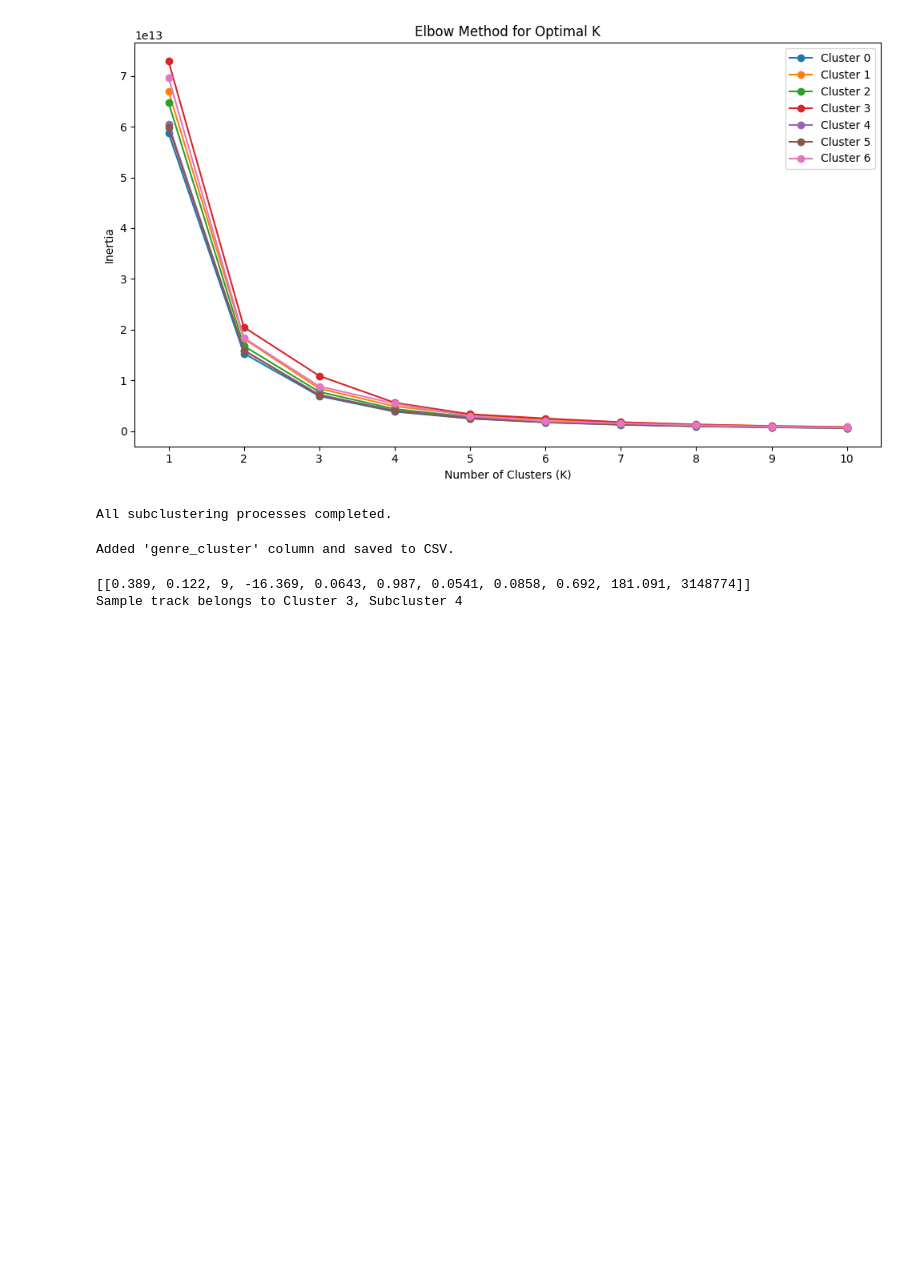
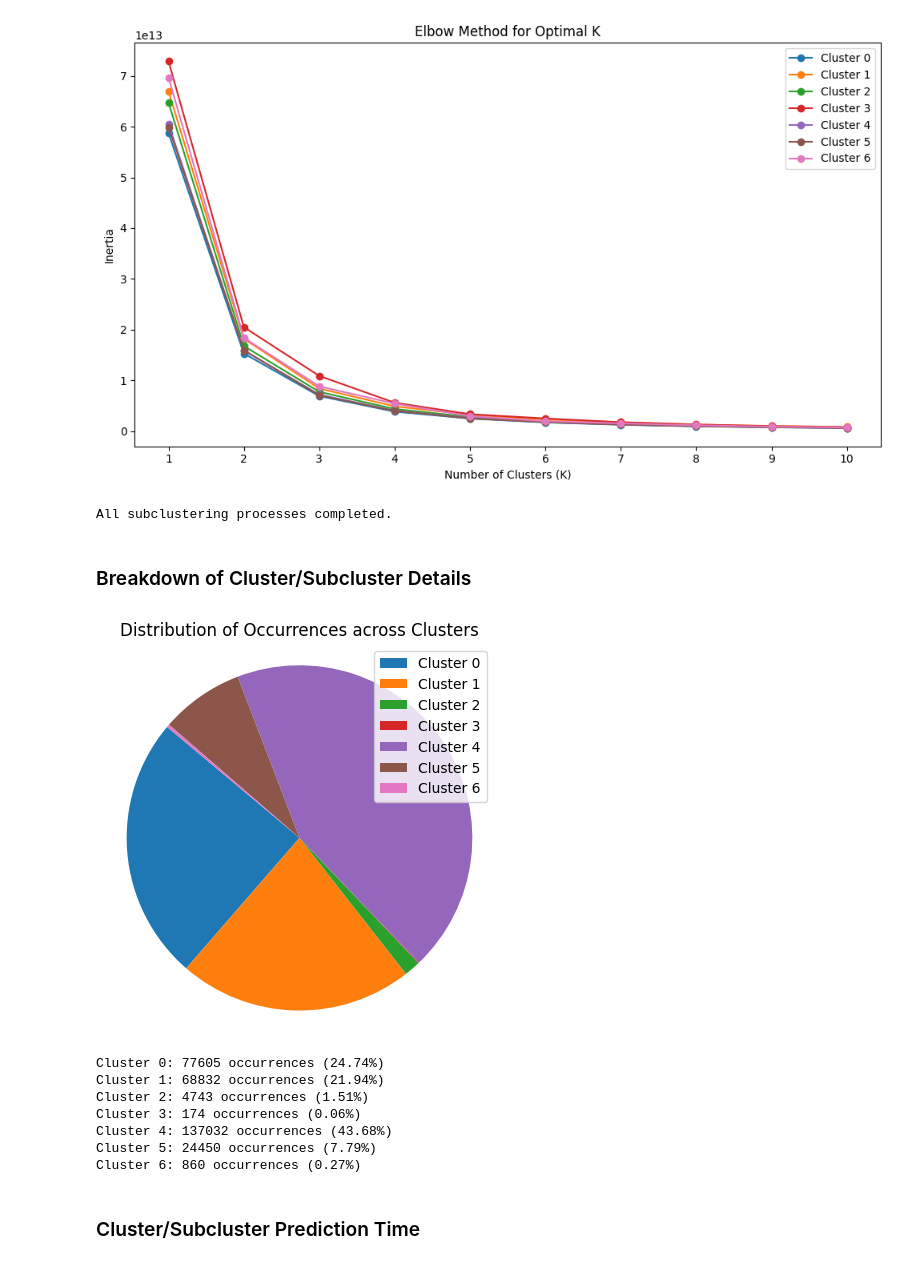
Before and after one commit to avock/TunesBlend-Engine, a Jupyter notebook: src/tunesblend_engine.ipynb, the cells around one changed output. Cells and saved outputs as stored; diff of their text form; code cells hidden in the pictures; blank space fills up the shorter version.

Commit message:
Jupyter: Add Visualization to cluster size

```diff
--- a/src/tunesblend_engine.ipynb
+++ b/src/tunesblend_engine.ipynb
@@ -428,10 +428,10 @@ audio_features_kmeans_df = audio_features_by_genre_df.copy()
 X = audio_features_kmeans_df.iloc[:, 4:]
 
 num_clusters = 7
-kmeans_model = KMeans(n_clusters=num_clusters, random_state=42)
-kmeans_model.fit(X)
+kmeans_main_model = KMeans(n_clusters=num_clusters, random_state=42)
+kmeans_main_model.fit(X)
 
-audio_features_kmeans_df['cluster'] = kmeans_model.labels_
+audio_features_kmeans_df['cluster'] = kmeans_main_model.labels_
 audio_features_kmeans_df.sort_values(by='cluster', inplace=True)
 
 selected_columns = ['genre', 'cluster', 'track_name', 'track_uri']
@@ -464,7 +464,7 @@ unique_clusters = audio_features_kmeans_df['cluster'].unique()
 plt.figure(figsize=(10, 6))
 
 for cluster in unique_clusters:
-    status = f'Finding optimal K for Cluster {cluster}'
+    status = f'Finding optimal value of K for Cluster {cluster}'
     print(status)
 
     # Filter data for the current cluster
@@ -478,9 +478,9 @@ for cluster in unique_clusters:
         status = f'Attempting Cluster Size: {k}'
         print(status, end='\r')
 
-        kmeans_model = KMeans(n_clusters=k, random_state=42)
-        kmeans_model.fit(X)
-        inertia_values.append(kmeans_model.inertia_)
+        kmeans_subcluster_model = KMeans(n_clusters=k, random_state=42)
+        kmeans_subcluster_model.fit(X)
+        inertia_values.append(kmeans_subcluster_model.inertia_)
 
     clear_output(wait=True)
 
@@ -526,17 +533,50 @@ print("All subclustering processes completed.")
 # %% [output]
 All subclustering processes completed.
 # %%
-audio_features_kmeans_df = pd.read_csv(clustered_audio_features_by_genre_file_path)
+# Commented out for now, no real reason to combine
 
-audio_features_kmeans_df['genre_cluster'] = audio_features_kmeans_df['cluster'].astype(str) + ', ' + audio_features_kmeans_df['subcluster'].astype(str)
+# audio_features_kmeans_df = pd.read_csv(clustered_audio_features_by_genre_file_path)
 
-audio_features_kmeans_df.to_csv(clustered_audio_features_by_genre_file_path, index=False)
+# audio_features_kmeans_df['genre_cluster'] = audio_features_kmeans_df['cluster'].astype(str) + ', ' + audio_features_kmeans_df['subcluster'].astype(str)
 
-print("Added 'genre_cluster' column and saved to CSV.")
+# audio_features_kmeans_df.to_csv(clustered_audio_features_by_genre_file_path, index=False)
+
+# print("Added 'genre_cluster' column and saved to CSV.")
-# %% [output]
-Added 'genre_cluster' column and saved to CSV.
+# %% [markdown]
+### Breakdown of Cluster/Subcluster Details
+# %%
+cluster_counts = audio_features_kmeans_df['cluster'].value_counts().sort_index()
+sizes = cluster_counts.values
+
+plt.figure(figsize=(5, 5))
+plt.pie(sizes, autopct='', startangle=140)
+plt.axis('equal')
+
+plt.title("Distribution of Occurrences across Clusters")
+plt.legend(labels=[f"Cluster {cluster}" for cluster in cluster_counts.index], loc="best")
+plt.show()
+
+
+
+total_occurrences = len(audio_features_kmeans_df)
+
+cluster_counts = audio_features_kmeans_df['cluster'].value_counts().sort_index()
+for cluster, count in cluster_counts.items():
+    percentage = (count / total_occurrences) * 100
+    print(f"Cluster {cluster}: {count} occurrences ({percentage:.2f}%)")
+# %% [output]
+[figure, added]
+Cluster 0: 77605 occurrences (24.74%)
+Cluster 1: 68832 occurrences (21.94%)
+Cluster 2: 4743 occurrences (1.51%)
+Cluster 3: 174 occurrences (0.06%)
+Cluster 4: 137032 occurrences (43.68%)
+Cluster 5: 24450 occurrences (7.79%)
+Cluster 6: 860 occurrences (0.27%)
+# %% [markdown]
+### Cluster/Subcluster Prediction Time
 # %%
-sample_track = [{'id': '37eUMVeDxKdIxFt6pzHhZN', 'danceability': 0.389, 'energy': 0.122, 'key': 9, 'loudness': -16.369, 'speechiness': 0.0643, 'acousticness': 0.987, 'instrumentalness': 0.0541, 'liveness': 0.0858, 'valence': 0.692, 'tempo': 181.091, 'duration_ms': 3148774}]
+sample_track = [{'id': '709p9UGPAuyImWf1Z3vjRo', 'danceability': 0.299, 'energy': 0.142, 'key': 2, 'loudness': -15.134, 'speechiness': 0.0369, 'acousticness': 0.965, 'instrumentalness': 0.113, 'liveness': 0.111, 'valence': 0.123, 'tempo': 76.748, 'duration_ms': 269067}]
 
 audio_features = sample_track[0]
 sample_track_audio_features = [
@@ -557,11 +597,9 @@ sample_track_audio_features = [
 sample_track_audio_features = [sample_track_audio_features]
 
 # Predict the cluster and subcluster for the sample track's audio features
-print(sample_track_audio_features)
-predicted_cluster = kmeans_model.predict(sample_track_audio_features)
-predicted_subcluster = kmeans_subcluster.predict(sample_track_audio_features)  # Use the appropriate subcluster model
+predicted_cluster = kmeans_main_model.predict(sample_track_audio_features)
+kmeans_subcluster_model = subcluster_models[predicted_cluster[0]]
+predicted_subcluster = kmeans_subcluster_model.predict(sample_track_audio_features)  # Use the appropriate subcluster model
 
 print(f"Sample track belongs to Cluster {predicted_cluster[0]}, Subcluster {predicted_subcluster[0]}")
+# print(f"Sample track belongs to Cluster {predicted_cluster[0]}")
-# %% [output]
-[[0.389, 0.122, 9, -16.369, 0.0643, 0.987, 0.0541, 0.0858, 0.692, 181.091, 3148774]]
-Sample track belongs to Cluster 3, Subcluster 4
```
Also changed, not shown: parts of 2 cells of this notebook, 1 other file.
